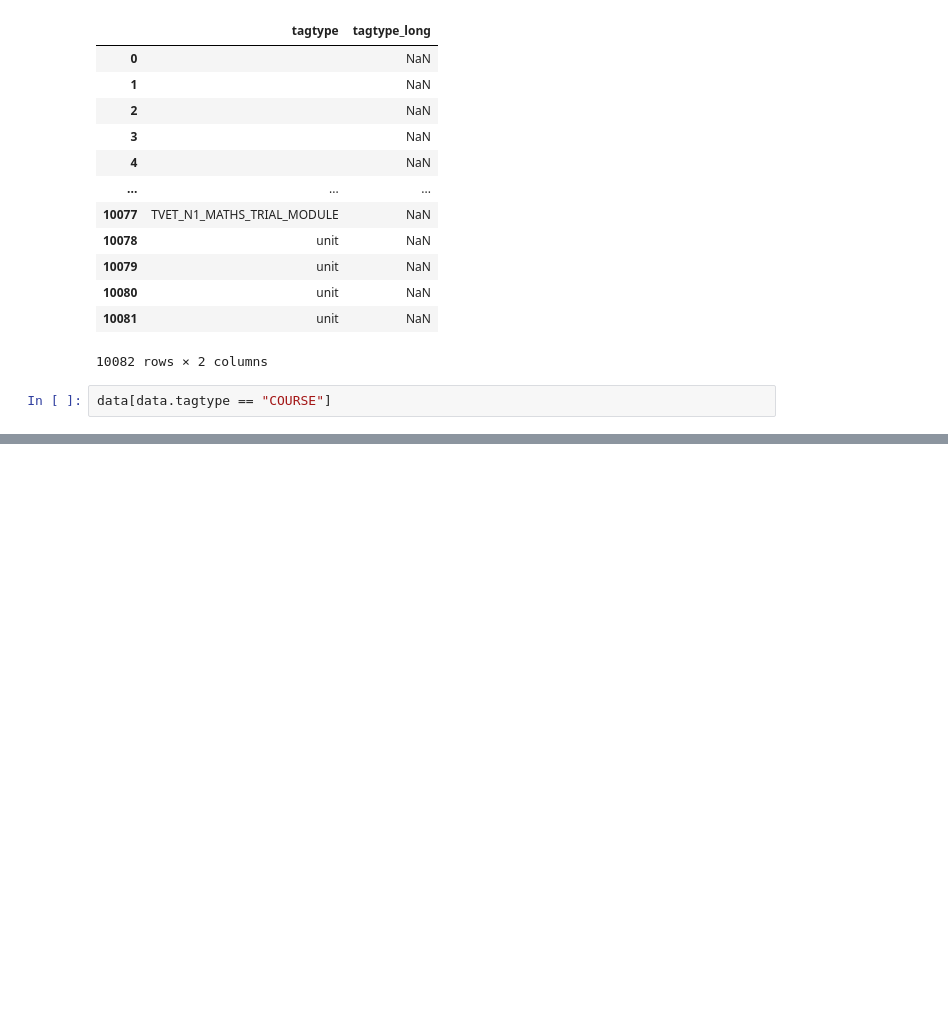
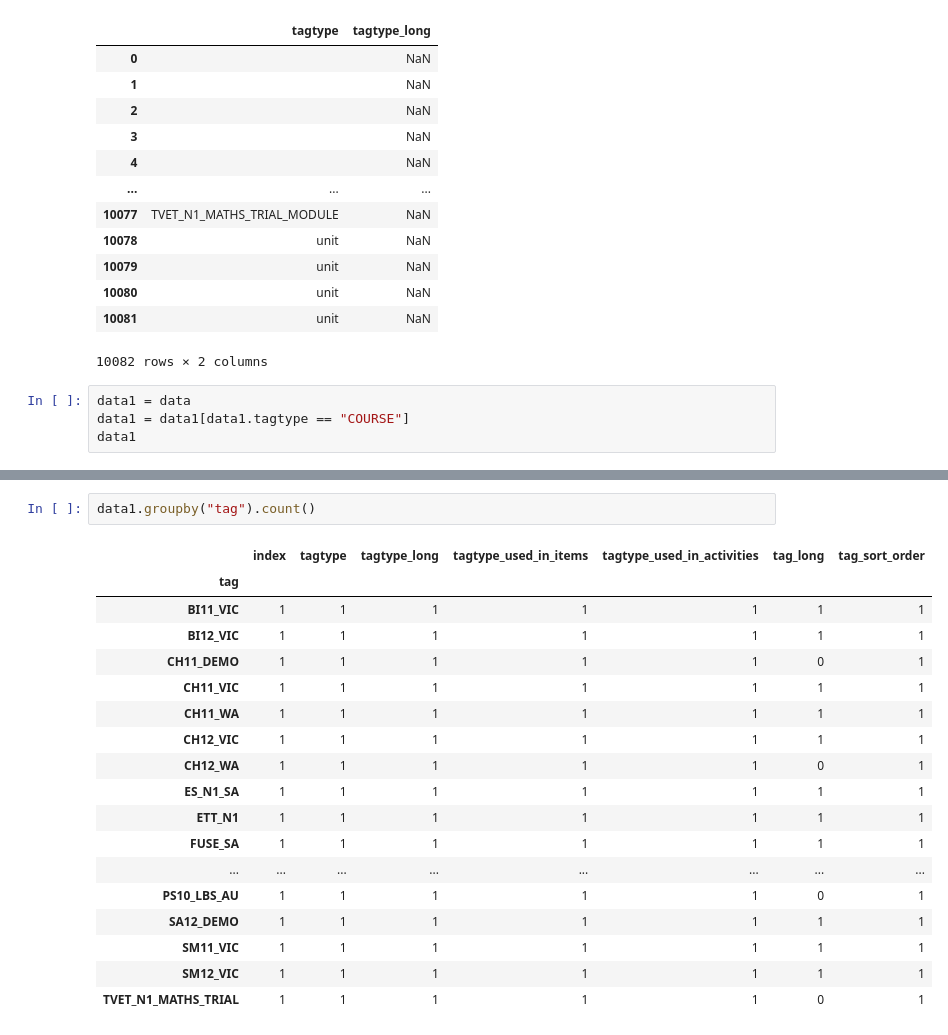
Before and after one commit to skjoshi267/Learnosity, a Jupyter notebook: demo.ipynb, the cells around one changed output, grey strips where cells are left out. Cells and saved outputs as stored; diff of their text form; blank space fills up the shorter version.

```diff
--- a/demo.ipynb
+++ b/demo.ipynb
@@ -87,7 +87,9 @@ data[["tagtype","tagtype_long"]]
 | 10081 | unit | NaN |
 10082 rows × 2 columns
 # %%
-data[data.tagtype == "COURSE"]
+data1 = data
+data1 = data1[data1.tagtype == "COURSE"]
+data1
 # %% [output]
 |  | index | tagtype | tagtype_long | tagtype_used_in_items | tagtype_used_in_activities | tag | tag_long | ... |
 | 647 | 648 | COURSE | Pearson Lightbook Course | 1.0 | 1.0 | GM11_WA | General Maths 11 WA | ... |
@@ -106,3 +108,24 @@ data[data.tagtype == "COURSE"]
 | 695 | 696 | COURSE | Pearson Lightbook Course | 1.0 | 1.0 | PS05_LBS_NSW_DEMO | NaN | ... |
 | 696 | 697 | COURSE | Pearson Lightbook Course | 1.0 | 1.0 | PRU07_AU_DEMO | My Course PoC sample chapter | ... |
 | 697 | 698 | COURSE | Pearson Lightbook Course | 1.0 | 1.0 | MATH_N2_SA | Mathematics N2 (South Africa) | ... |
+# %%
+data1.groupby("tag").count()
+# %% [output]
+|  | index | tagtype | tagtype_long | tagtype_used_in_items | tagtype_used_in_activities | tag_long | tag_sort_order |
+| tag |  |  |  |  |  |  |  |
+| BI11_VIC | 1 | 1 | 1 | 1 | 1 | 1 | 1 |
+| BI12_VIC | 1 | 1 | 1 | 1 | 1 | 1 | 1 |
+| CH11_DEMO | 1 | 1 | 1 | 1 | 1 | 0 | 1 |
+| CH11_VIC | 1 | 1 | 1 | 1 | 1 | 1 | 1 |
+| CH11_WA | 1 | 1 | 1 | 1 | 1 | 1 | 1 |
+| CH12_VIC | 1 | 1 | 1 | 1 | 1 | 1 | 1 |
+| CH12_WA | 1 | 1 | 1 | 1 | 1 | 0 | 1 |
+| ES_N1_SA | 1 | 1 | 1 | 1 | 1 | 1 | 1 |
+| ETT_N1 | 1 | 1 | 1 | 1 | 1 | 1 | 1 |
+| FUSE_SA | 1 | 1 | 1 | 1 | 1 | 1 | 1 |
+| ... | ... | ... | ... | ... | ... | ... | ... |
+| PS10_LBS_AU | 1 | 1 | 1 | 1 | 1 | 0 | 1 |
+| SA12_DEMO | 1 | 1 | 1 | 1 | 1 | 1 | 1 |
+| SM11_VIC | 1 | 1 | 1 | 1 | 1 | 1 | 1 |
+| SM12_VIC | 1 | 1 | 1 | 1 | 1 | 1 | 1 |
+| TVET_N1_MATHS_TRIAL | 1 | 1 | 1 | 1 | 1 | 0 | 1 |
```
